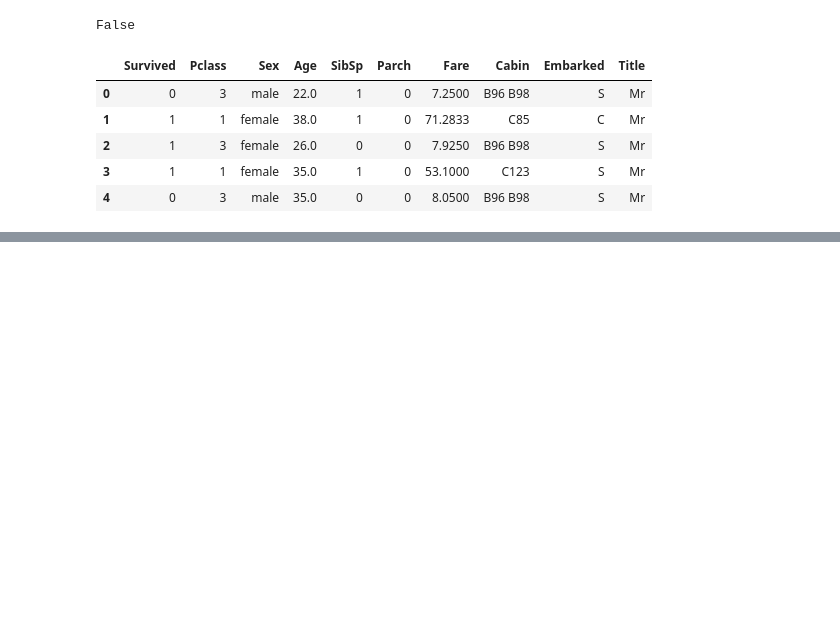
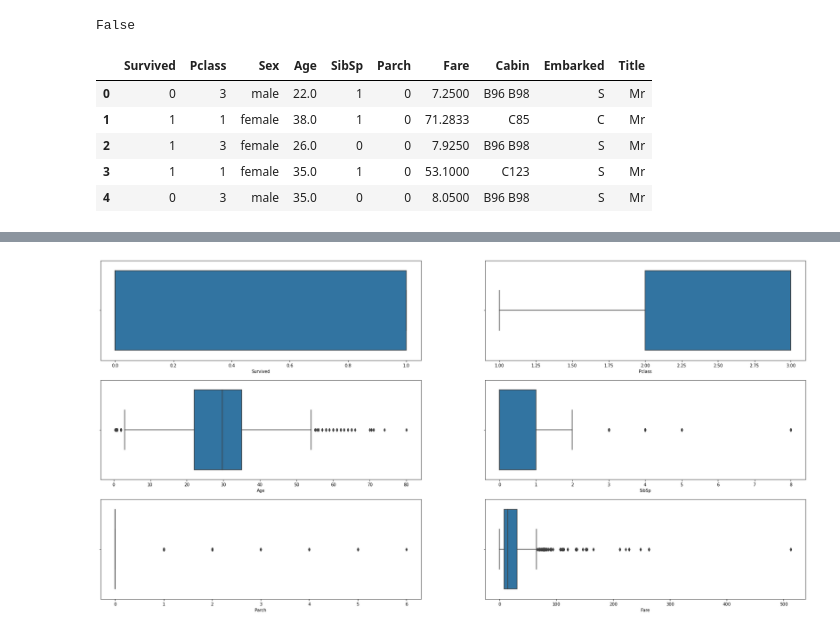
Before and after one commit to DilipKumarB/MachineLearning_Models, a Jupyter notebook: GBM_TitanicSurvival.ipynb, the cells around one changed output, grey strips where cells are left out. Saved outputs shown, nothing was run; the diff lists cells and outputs as text; code cells hidden in the pictures; blank space fills up the shorter version.

```diff
--- a/GBM_TitanicSurvival.ipynb
+++ b/GBM_TitanicSurvival.ipynb
@@ -189,0 +219,8 @@ train.head()
+# %%
+#sns.boxplot
+f = plt.figure(figsize=(30,20))
+for col in quant_features:
+    plt.subplot(4,2,quant_features.index(col) + 1)
+    sns.boxplot(x=col,data=train)
+# %% [output]
+[figure, added]
```
Also changed, not shown: parts of 9 cells of this notebook.
